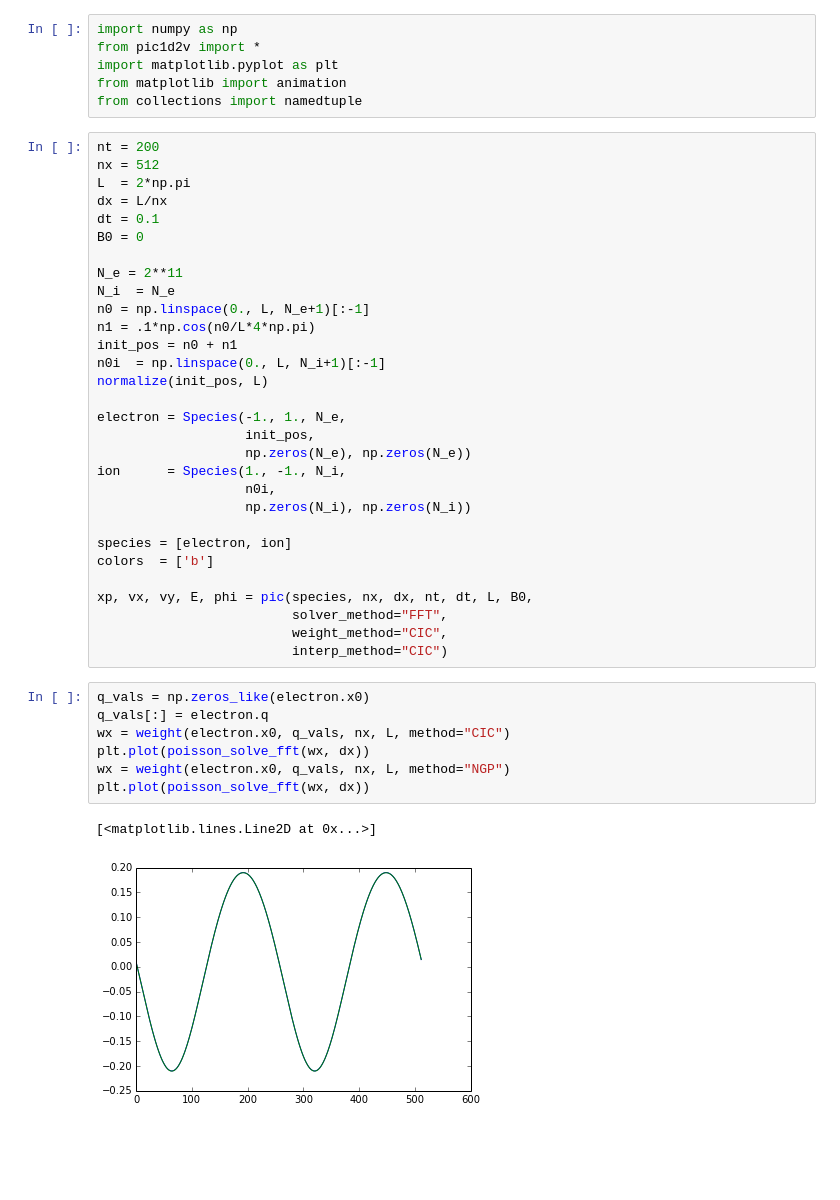
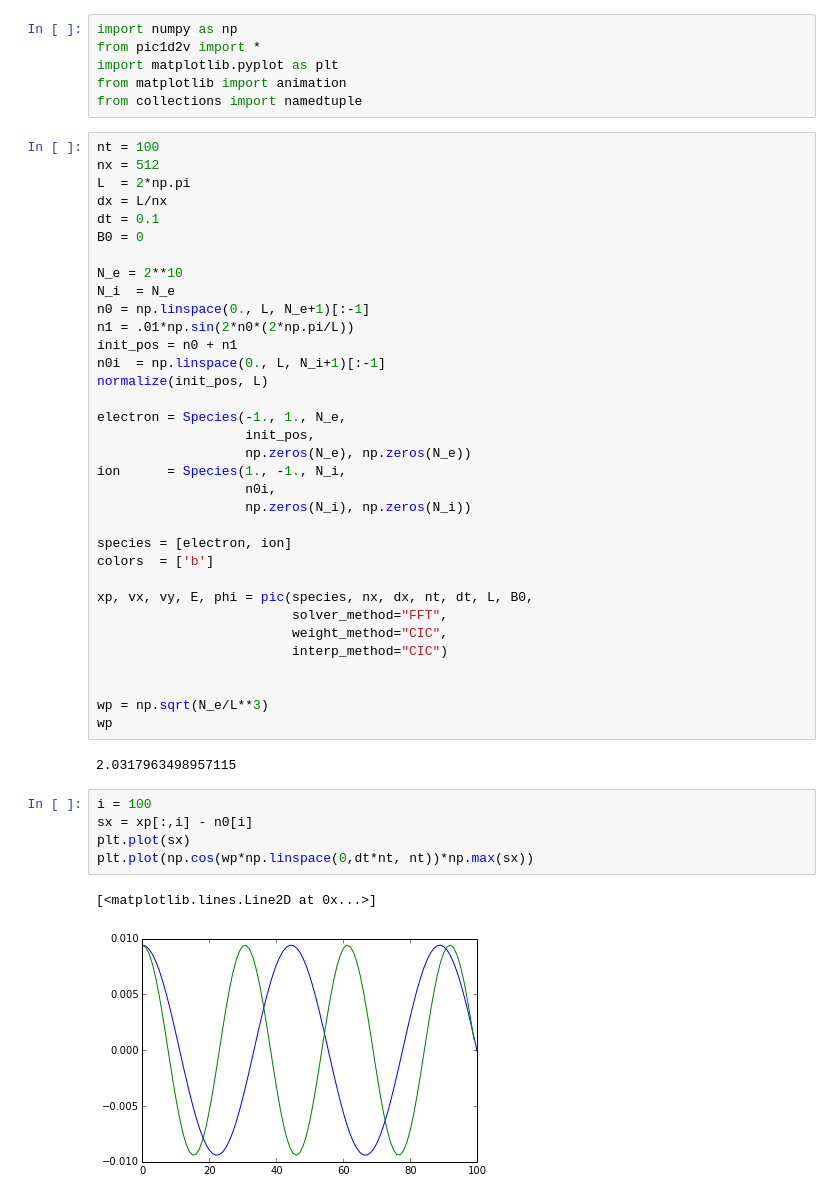
Before and after one commit to shigh/pyes1, a Jupyter notebook: 1d2v-wave.ipynb, the cells around one changed output. Cells and saved outputs as stored; diff of their text form; blank space fills up the shorter version.

```diff
--- a/1d2v-wave.ipynb
+++ b/1d2v-wave.ipynb
@@ -9,17 +9,17 @@ import matplotlib.pyplot as plt
 from matplotlib import animation
 from collections import namedtuple
 # %%
-nt = 200
+nt = 100
 nx = 512
 L  = 2*np.pi
 dx = L/nx
 dt = 0.1
 B0 = 0
 
-N_e = 2**11
+N_e = 2**10
 N_i  = N_e
 n0 = np.linspace(0., L, N_e+1)[:-1]
-n1 = .1*np.cos(n0/L*4*np.pi)
+n1 = .01*np.sin(2*n0*(2*np.pi/L))
 init_pos = n0 + n1
 n0i  = np.linspace(0., L, N_i+1)[:-1]
 normalize(init_pos, L)
@@ -38,13 +38,17 @@ xp, vx, vy, E, phi = pic(species, nx, dx, nt, dt, L, B0,
                          solver_method="FFT",
                          weight_method="CIC",
                          interp_method="CIC")
+
+
+wp = np.sqrt(N_e/L**3)
+wp
+# %% [output]
+2.0317963498957115
-# %%
-q_vals = np.zeros_like(electron.x0)
-q_vals[:] = electron.q
-wx = weight(electron.x0, q_vals, nx, L, method="CIC")
-plt.plot(poisson_solve_fft(wx, dx))
-wx = weight(electron.x0, q_vals, nx, L, method="NGP")
-plt.plot(poisson_solve_fft(wx, dx))
-# %% [output]
-[<matplotlib.lines.Line2D at 0x...>]
-[figure, removed]
+# %%
+i = 100
+sx = xp[:,i] - n0[i]
+plt.plot(sx)
+plt.plot(np.cos(wp*np.linspace(0,dt*nt, nt))*np.max(sx))
+# %% [output]
+[<matplotlib.lines.Line2D at 0x...>]
+[figure, added]
```
Also changed, not shown: parts of 5 cells of this notebook, 1 other file.
